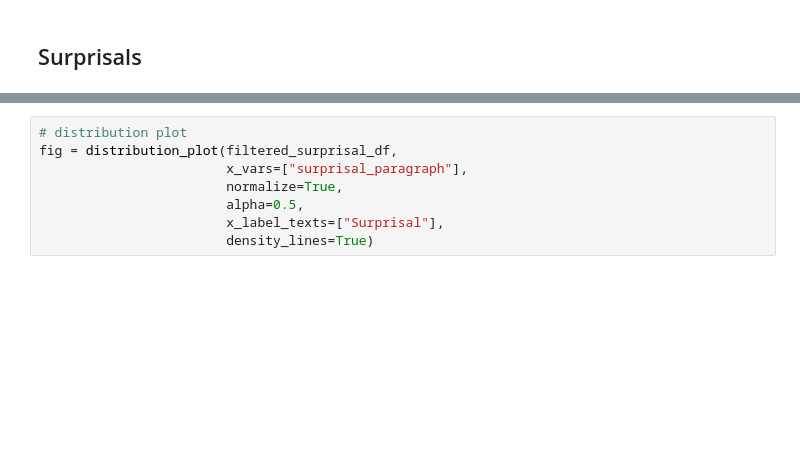
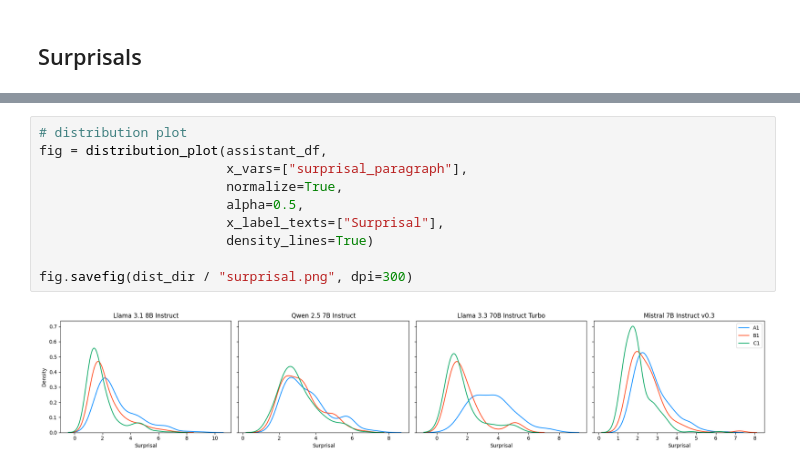
Before and after one commit to INTERACT-LLM/alignment-drift-llms, a Jupyter notebook: src/plotting.ipynb, the cells around one changed output, grey strips where cells are left out. Saved outputs shown, nothing was run; the diff lists cells and outputs as text; blank space fills up the shorter version.

```diff
--- a/src/plotting.ipynb
+++ b/src/plotting.ipynb
@@ -267,8 +253,12 @@ fig = line_plot_variables(df=agg_df,
 # %%
 # distribution plot
-fig = distribution_plot(filtered_surprisal_df,
+fig = distribution_plot(assistant_df,
                         x_vars=["surprisal_paragraph"],
                         normalize=True,
                         alpha=0.5,
                         x_label_texts=["Surprisal"],
                         density_lines=True)
+
+fig.savefig(dist_dir / "surprisal.png", dpi=300)
+# %% [output]
+[figure, added]
```
Also changed, not shown: parts of 15 cells of this notebook, 13 other files.
